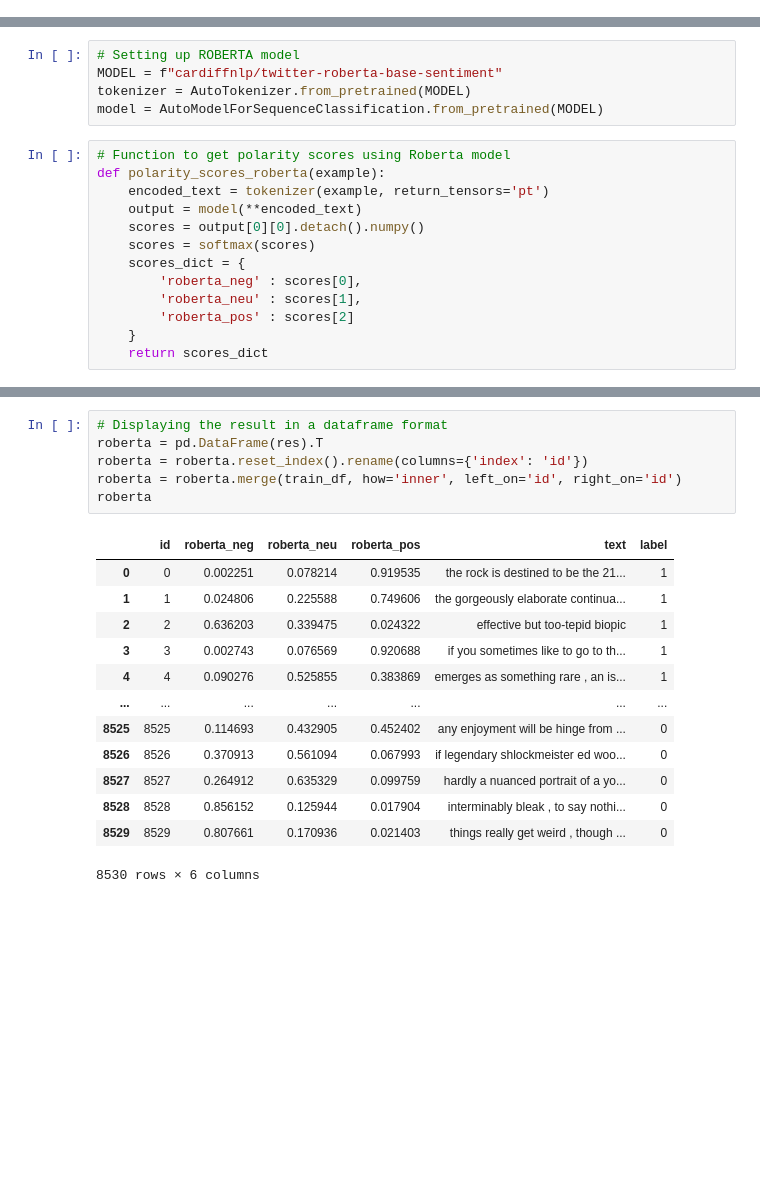
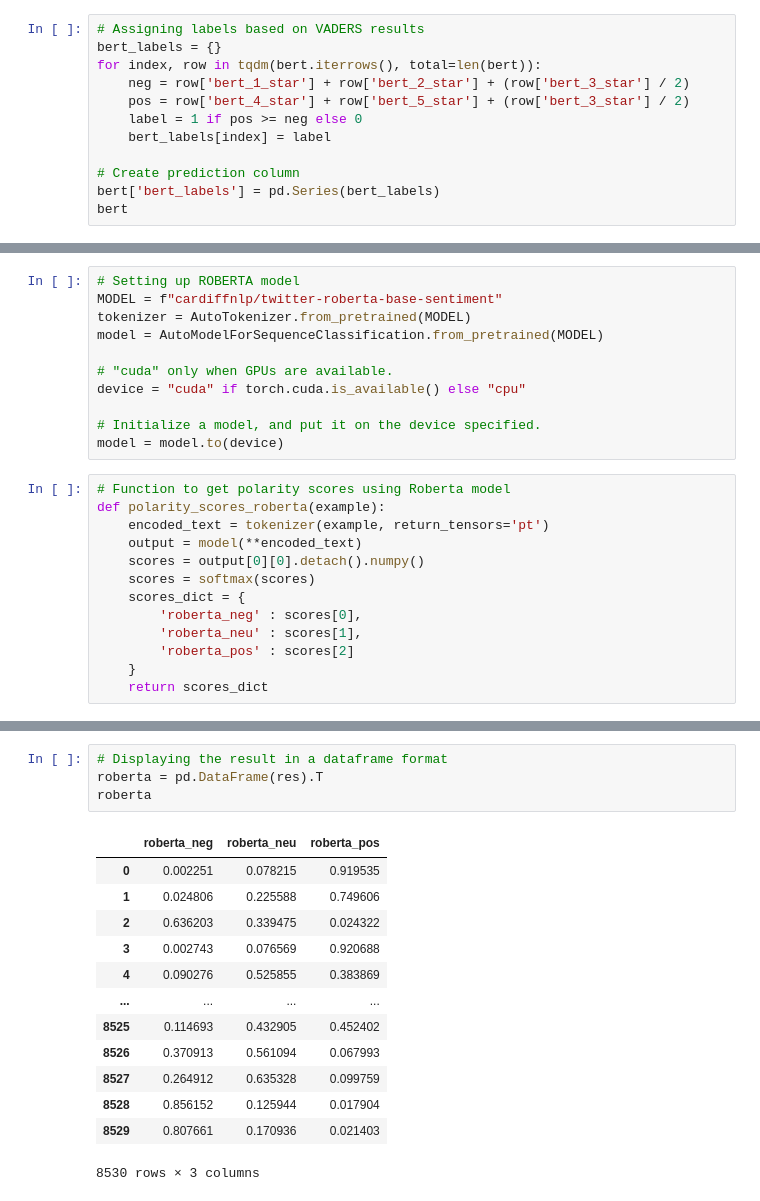
Before and after one commit to AnaqiAmir/Rotten-Tomatoes-Sentiment-Analyst, a Jupyter notebook: analysis.ipynb, the cells around one changed output, grey strips where cells are left out. Saved outputs shown, nothing was run; the diff lists cells and outputs as text; blank space fills up the shorter version.

Commit message:
add models

```diff
--- a/analysis.ipynb
+++ b/analysis.ipynb
@@ -268,0 +280,12 @@ As we can see, the VADERS model does not give a satisfactory result.
+# %%
+# Assigning labels based on VADERS results
+bert_labels = {}
+for index, row in tqdm(bert.iterrows(), total=len(bert)):
+    neg = row['bert_1_star'] + row['bert_2_star'] + (row['bert_3_star'] / 2)
+    pos = row['bert_4_star'] + row['bert_5_star'] + (row['bert_3_star'] / 2)
+    label = 1 if pos >= neg else 0
+    bert_labels[index] = label
+
+# Create prediction column
+bert['bert_labels'] = pd.Series(bert_labels)
+bert
@@ -273,6 +356,12 @@ As we can see, the VADERS model does not give a satisfactory result.
 MODEL = f"cardiffnlp/twitter-roberta-base-sentiment"
 tokenizer = AutoTokenizer.from_pretrained(MODEL)
 model = AutoModelForSequenceClassification.from_pretrained(MODEL)
+
+# "cuda" only when GPUs are available.
+device = "cuda" if torch.cuda.is_available() else "cpu"
+
+# Initialize a model, and put it on the device specified.
+model = model.to(device)
 # %%
 # Function to get polarity scores using Roberta model
 def polarity_scores_roberta(example):
@@ -318,23 +389,21 @@ Intel MKL WARNING: Support of Intel(R) Streaming SIMD Extensions 4.2 (Intel(R) S
 # %%
 # Displaying the result in a dataframe format
 roberta = pd.DataFrame(res).T
-roberta = roberta.reset_index().rename(columns={'index': 'id'})
-roberta = roberta.merge(train_df, how='inner', left_on='id', right_on='id')
 roberta
 # %% [output]
-|  | id | roberta_neg | roberta_neu | roberta_pos | text | label |
-| 0 | 0 | 0.002251 | 0.078214 | 0.919535 | the rock is destined to be the 21... | 1 |
-| 1 | 1 | 0.024806 | 0.225588 | 0.749606 | the gorgeously elaborate continua... | 1 |
-| 2 | 2 | 0.636203 | 0.339475 | 0.024322 | effective but too-tepid biopic | 1 |
-| 3 | 3 | 0.002743 | 0.076569 | 0.920688 | if you sometimes like to go to th... | 1 |
-| 4 | 4 | 0.090276 | 0.525855 | 0.383869 | emerges as something rare , an is... | 1 |
-| ... | ... | ... | ... | ... | ... | ... |
-| 8525 | 8525 | 0.114693 | 0.432905 | 0.452402 | any enjoyment will be hinge from ... | 0 |
-| 8526 | 8526 | 0.370913 | 0.561094 | 0.067993 | if legendary shlockmeister ed woo... | 0 |
-| 8527 | 8527 | 0.264912 | 0.635329 | 0.099759 | hardly a nuanced portrait of a yo... | 0 |
-| 8528 | 8528 | 0.856152 | 0.125944 | 0.017904 | interminably bleak , to say nothi... | 0 |
-| 8529 | 8529 | 0.807661 | 0.170936 | 0.021403 | things really get weird , though ... | 0 |
+|  | roberta_neg | roberta_neu | roberta_pos |
+| 0 | 0.002251 | 0.078215 | 0.919535 |
+| 1 | 0.024806 | 0.225588 | 0.749606 |
+| 2 | 0.636203 | 0.339475 | 0.024322 |
+| 3 | 0.002743 | 0.076569 | 0.920688 |
+| 4 | 0.090276 | 0.525855 | 0.383869 |
+| ... | ... | ... | ... |
+| 8525 | 0.114693 | 0.432905 | 0.452402 |
+| 8526 | 0.370913 | 0.561094 | 0.067993 |
+| 8527 | 0.264912 | 0.635328 | 0.099759 |
+| 8528 | 0.856152 | 0.125944 | 0.017904 |
+| 8529 | 0.807661 | 0.170936 | 0.021403 |
-8530 rows × 6 columns
+8530 rows × 3 columns
 # %%
 # Assigning labels based on VADERS results
 roberta_labels = {}
```
Also changed, not shown: parts of 40 cells of this notebook.
